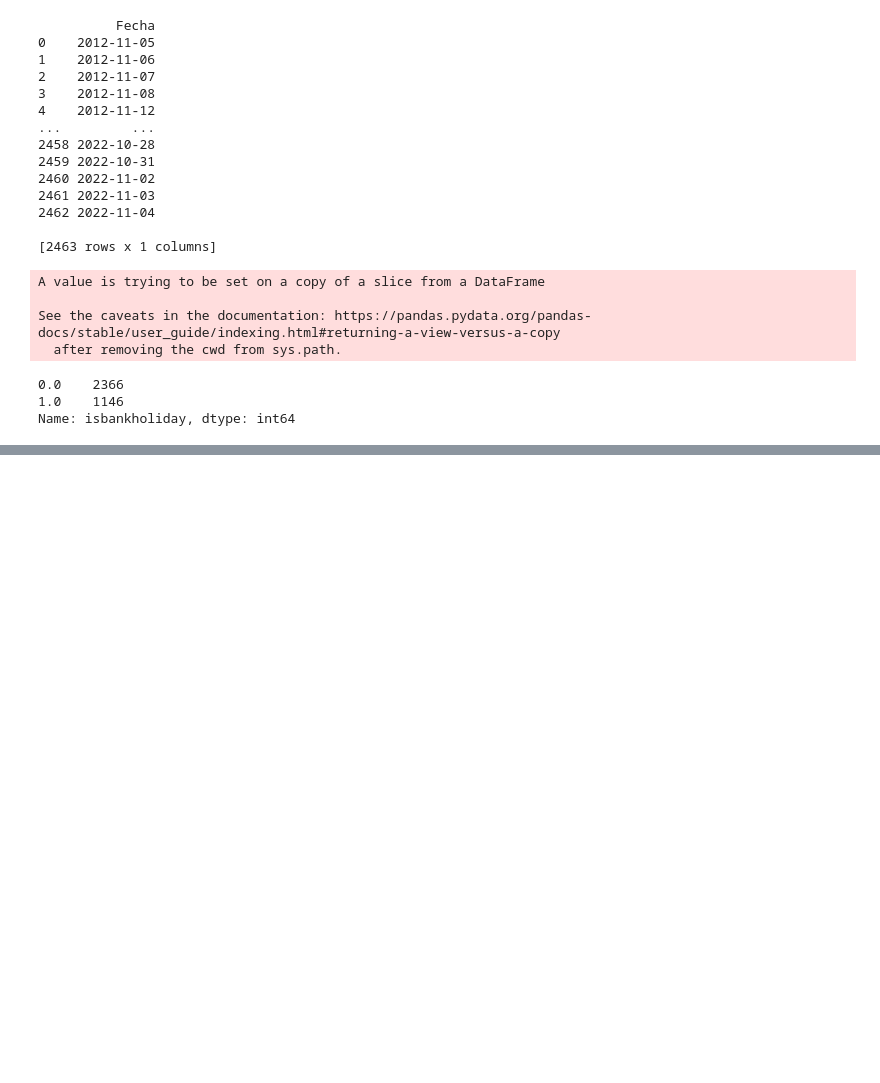
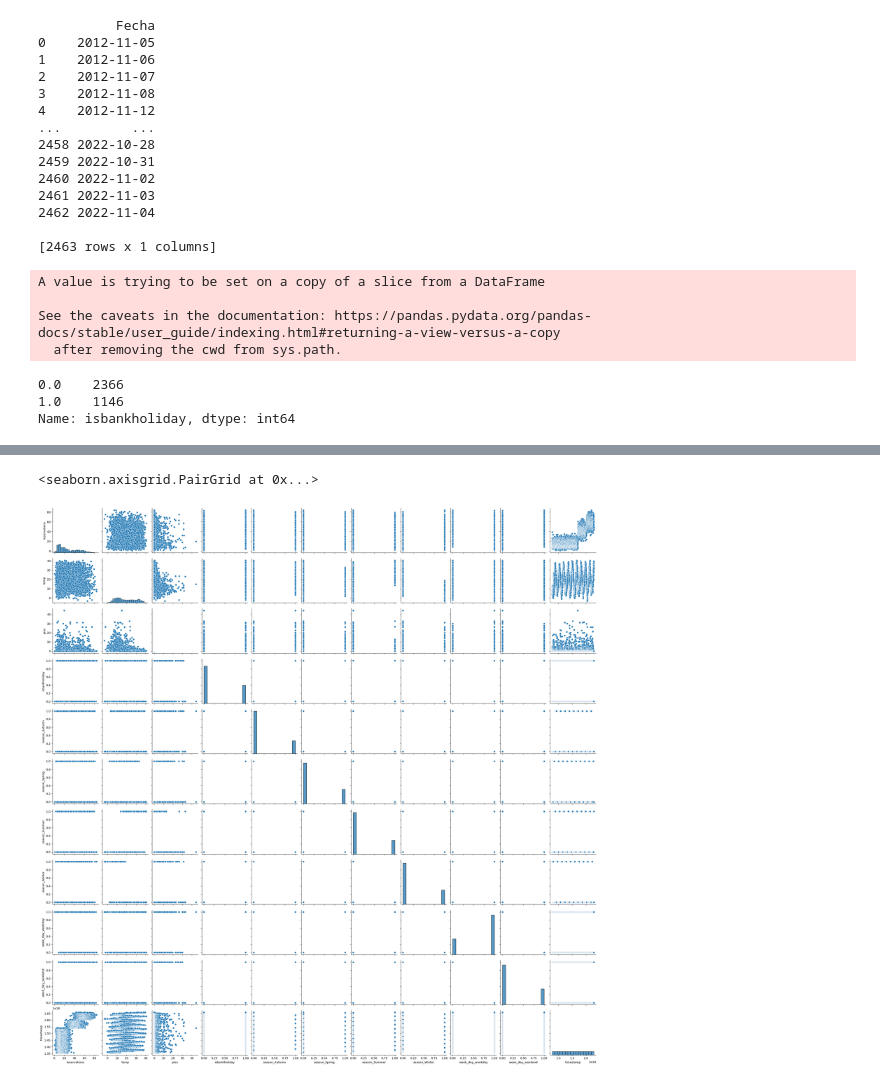
Before and after one commit to sugus-labs/schedulin, a Jupyter notebook: utils/base.ipynb, the cells around one changed output, grey strips where cells are left out. Drawn from its saved outputs; the diff is of its cells as text; code cells hidden in the pictures; blank space fills up the shorter version.

```diff
--- a/utils/base.ipynb
+++ b/utils/base.ipynb
@@ -224,0 +407,8 @@ new_reservation_df.head(5)
+# %%
+import seaborn as sns
+import matplotlib.pyplot as plt
+
+sns.pairplot(reser_df)
+# %% [output]
+<seaborn.axisgrid.PairGrid at 0x...>
+[figure, added]
```
Also changed, not shown: parts of 54 cells of this notebook.
